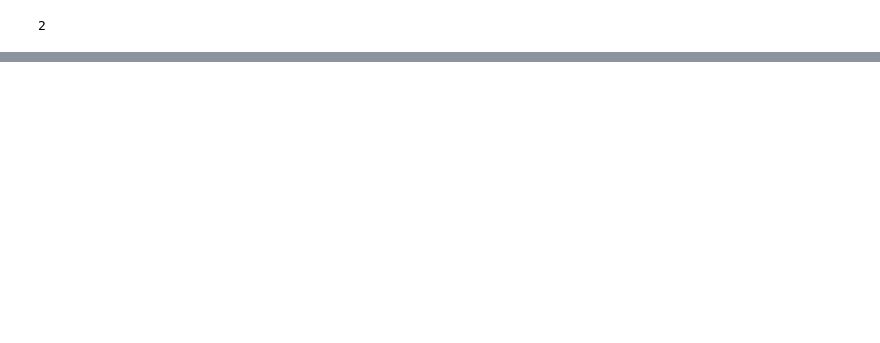
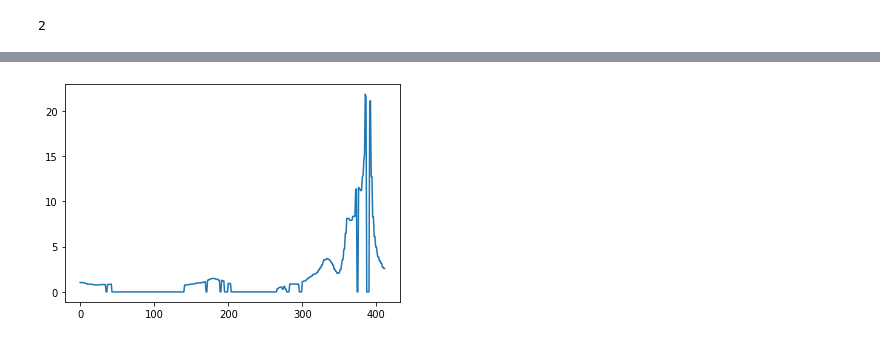
Before and after one commit to Leon998/Interactive_object_prediction, a Jupyter notebook: test.ipynb, the cells around one changed output, grey strips where cells are left out. Cells and saved outputs as stored; diff of their text form; code cells hidden in the pictures; blank space fills up the shorter version.

```diff
--- a/test.ipynb
+++ b/test.ipynb
@@ -25,0 +107,8 @@ len(stream_log)
+# %%
+x = np.arange(0, len(spoon_score))
+y = np.array(spoon_score)
+
+plt.plot(x, y)
+plt.show()
+# %% [output]
+[figure, added]
```
Also changed, not shown: parts of 12 cells of this notebook, 1 other file.
